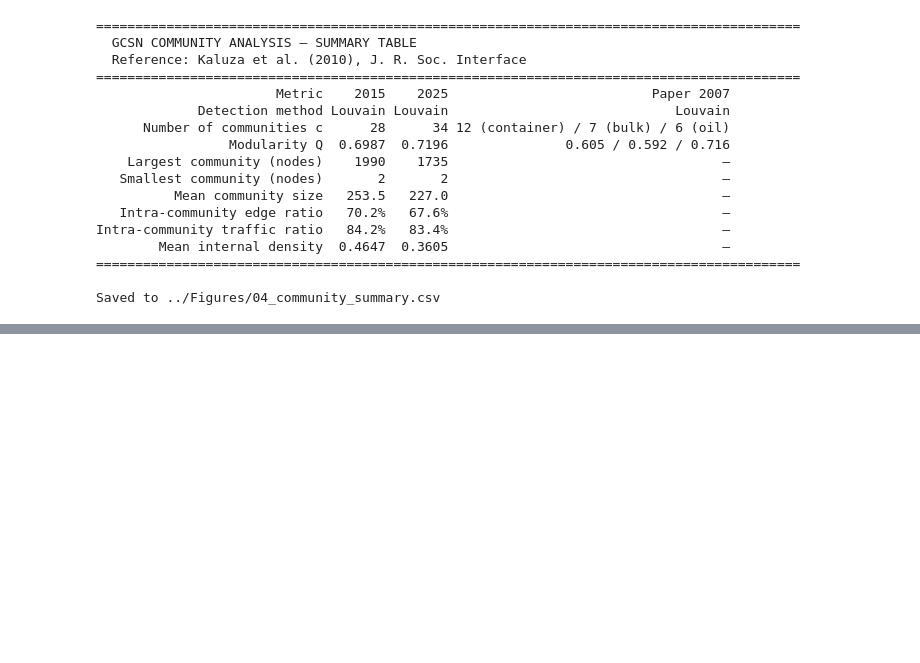
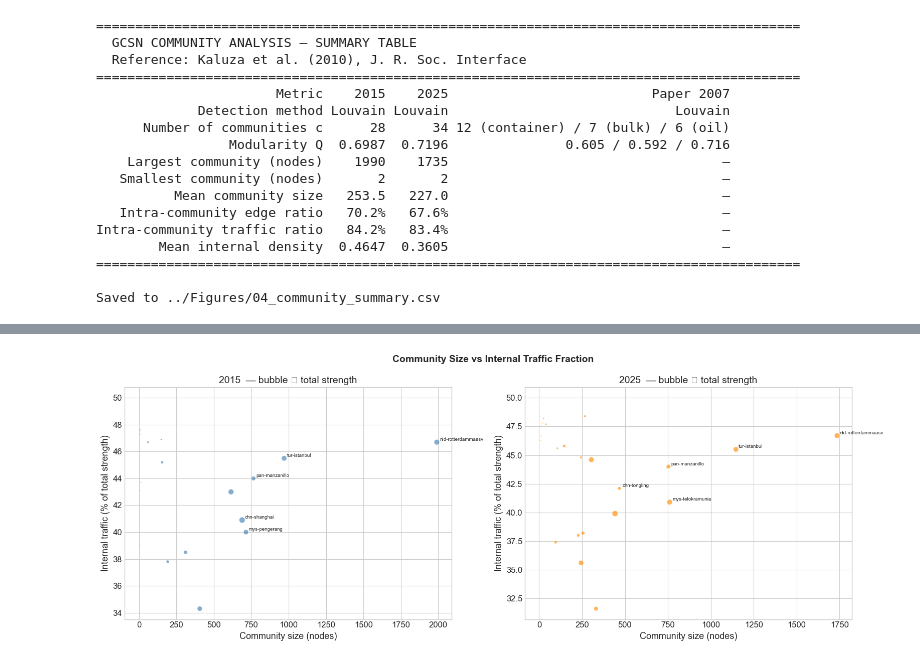
Before and after one commit to Debjit-Banerji/GCSN-Analysis, a Jupyter notebook: Codes/04_community_analysis.ipynb, the cells around one changed output, grey strips where cells are left out. Cells and saved outputs as stored; diff of their text form; code cells hidden in the pictures; blank space fills up the shorter version.

```diff
--- a/Codes/04_community_analysis.ipynb
+++ b/Codes/04_community_analysis.ipynb
@@ -365,0 +513,70 @@ Saved to ../Figures/04_community_summary.csv
+# %%
+def per_community_profile(Gu, Gd_w, comms, mat_full, label, min_size=3):
+    """Build a per-community profile DataFrame."""
+    rows = []
+    for i, comm in enumerate(comms):
+        if len(comm) < min_size:
+            continue
+        sub   = Gu.subgraph(comm)
+        n     = sub.number_of_nodes()
+        m     = sub.number_of_edges()
+        int_density = 2 * m / (n * (n-1)) if n > 1 else 0
+        mean_k      = np.mean([d for _, d in sub.degree()]) if n > 0 else 0
+        C           = nx.average_clustering(sub) if n > 2 else 0
+
+        # Total strength of all nodes in this community (using full graph)
+        total_s = sum(Gu.degree(p, weight='weight') for p in comm)
+        # Internal traffic = diagonal entry of traffic matrix (both directions)
+        int_traffic = mat_full[i, i]
+        int_ratio   = int_traffic / total_s if total_s > 0 else 0
+
+        # Top port by internal subgraph strength
+        top_p = top_port_label(comm, Gu)
+
+        rows.append({
+            'Comm ID': i,
+            'Size (nodes)': n,
+            'Int. edges': m,
+            'Int. density': round(int_density, 5),
+            'Mean degree': round(mean_k, 2),
+            'Clustering C': round(C, 4),
+            'Total strength': int(total_s),
+            'Int. traffic %': round(int_ratio * 100, 1),
+            'Top port (hub)': top_p,
+        })
+
+    df = pd.DataFrame(rows).sort_values('Size (nodes)', ascending=False)
+    print(f'\nPer-community structural profile — {label}  ({len(df)} communities with size >= {min_size})')
+    print(df.to_string(index=False))
+    df.to_csv(FIG_DIR + f'04_community_profile_{label}.csv', index=False)
+    print(f'Saved → ../Figures/04_community_profile_{label}.csv')
+    return df
+
+
+prof_2015 = per_community_profile(Gu_2015, Gd_2015, comms_2015, mat_2015, '2015')
+prof_2025 = per_community_profile(Gu_2025, Gd_2025, comms_2025, mat_2025, '2025')
+
+# Visual: scatter size vs internal traffic %
+fig, axes = plt.subplots(1, 2, figsize=(16, 6))
+fig.suptitle('Community Size vs Internal Traffic Fraction',
+             fontsize=14, fontweight='bold')
+
+for ax, (prof, year, color) in zip(axes, [
+    (prof_2015, '2015', 'steelblue'),
+    (prof_2025, '2025', 'darkorange'),
+]):
+    sc = ax.scatter(prof['Size (nodes)'], prof['Int. traffic %'],
+                    s=np.sqrt(prof['Total strength'].clip(1)) * 0.08,
+                    alpha=0.65, color=color, edgecolors='white', linewidth=0.5)
+    # Annotate top-5 by size
+    for _, row in prof.head(5).iterrows():
+        ax.annotate(row['Top port (hub)'], (row['Size (nodes)'], row['Int. traffic %']),
+                    fontsize=7, xytext=(4, 2), textcoords='offset points')
+    ax.set_xlabel('Community size (nodes)')
+    ax.set_ylabel('Internal traffic (% of total strength)')
+    ax.set_title(f'{year}  — bubble ∝ total strength')
+
+plt.tight_layout()
+plt.savefig(FIG_DIR + '04_community_profile_scatter.png', dpi=150, bbox_inches='tight')
+plt.show()
+# %% [output]
@@ -365,0 +600 @@ Saved to ../Figures/04_community_summary.csv
+[figure, added]
```
Also changed, not shown: parts of 13 cells of this notebook, 18 other files.
